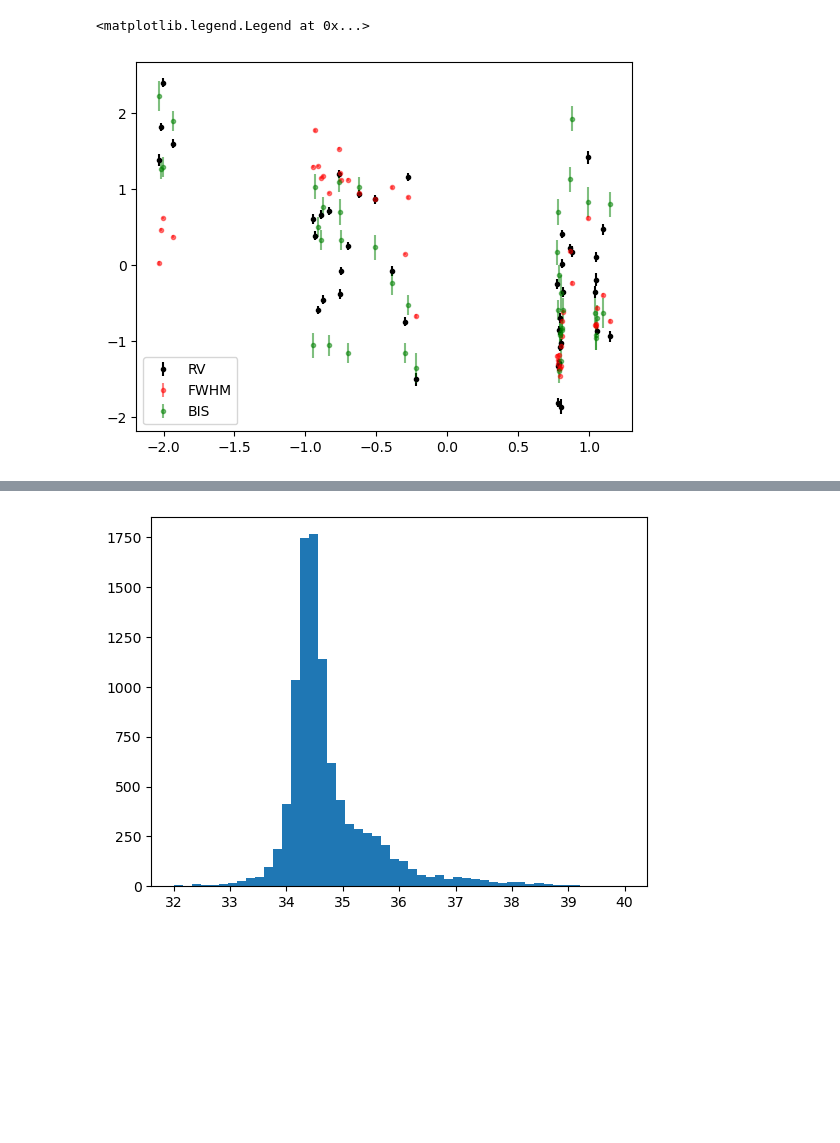
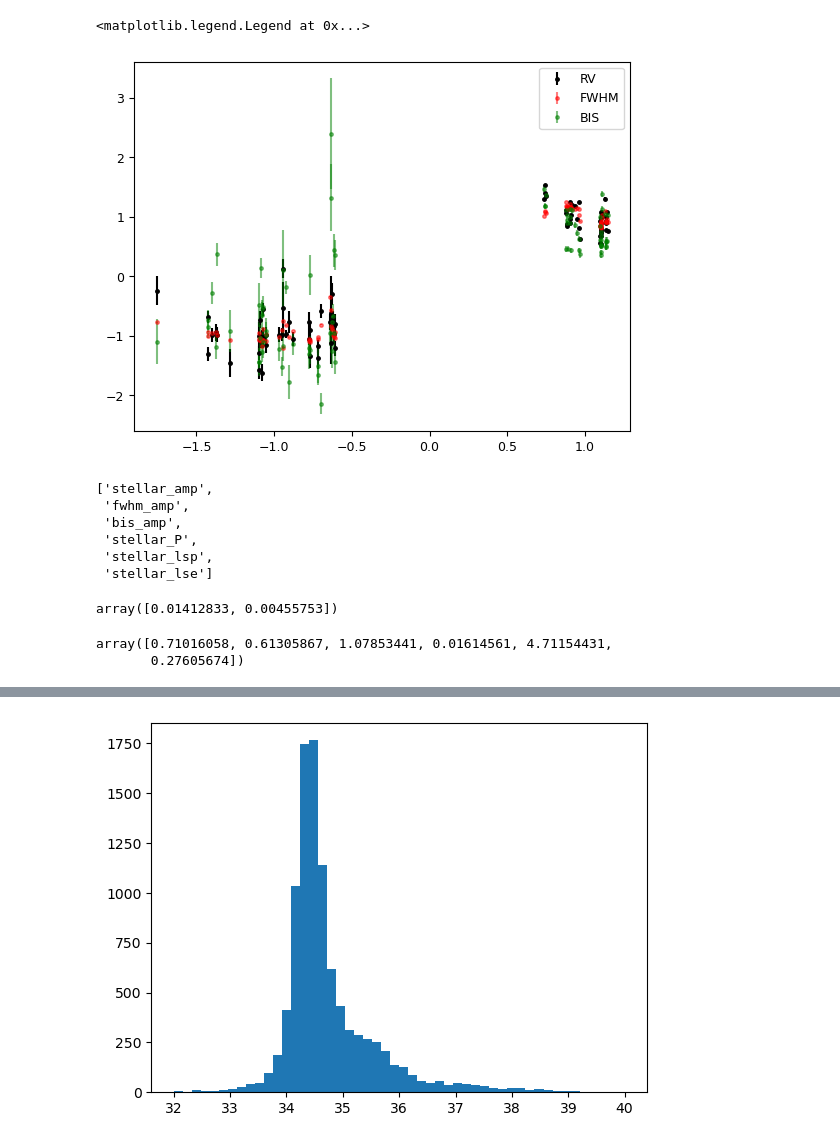
Before and after one commit to adnansiddiquei/exoplanet_search, a Jupyter notebook: src/q2/Prelim_results.ipynb, the cells around one changed output, grey strips where cells are left out. Saved outputs shown, nothing was run; the diff lists cells and outputs as text; code cells hidden in the pictures; blank space fills up the shorter version.

```diff
--- a/src/q2/Prelim_results.ipynb
+++ b/src/q2/Prelim_results.ipynb
@@ -18,38 +20,51 @@ data = pd.read_csv(
     skiprows=8,
 )
 
-data = data[~data['instrument'].isin(['INST1'])]
+# data = data[~data['instrument'].isin(['INST1'])]
 
 time_scaler = StandardScaler()
 rv_scaler = StandardScaler()
 fwhm_scaler = StandardScaler()
 bis_scaler = StandardScaler()
 y_scalers = [rv_scaler, fwhm_scaler, bis_scaler]
 
 time = data['time'].values
 rv = data['radial_velocity'].values
 rv_err = data['radial_velocity_uncertainty'].values
 fwhm = data['FWHM_CCF'].values
 fwhm_err = data['FWHM_CCF_uncertainty'].values
 bis = data['BIS'].values
 bis_err = data['BIS_uncertainty'].values
 
 time = time_scaler.fit_transform(time.reshape(-1, 1)).ravel()
 rv = rv_scaler.fit_transform(rv.reshape(-1, 1)).ravel()
 rv_err = (rv_err / rv_scaler.scale_).ravel()
 fwhm = fwhm_scaler.fit_transform(fwhm.reshape(-1, 1)).ravel()
 fwhm_err = (fwhm_err / fwhm_scaler.scale_).ravel()
 bis = bis_scaler.fit_transform(bis.reshape(-1, 1)).ravel()
 bis_err = (bis_err / bis_scaler.scale_).ravel()
 
-
 y = np.vstack([rv, fwhm, bis]).T
 y_err = np.vstack([rv_err, fwhm_err, bis_err]).T
 
 plt.errorbar(time, y[:, 0], yerr=y_err[:, 0], fmt='k.', label='RV')
 plt.errorbar(time, y[:, 1], yerr=y_err[:, 1], fmt='r.', label='FWHM', alpha=0.5)
 plt.errorbar(time, y[:, 2], yerr=y_err[:, 2], fmt='g.', label='BIS', alpha=0.5)
 plt.legend()
 # %% [output]
 <matplotlib.legend.Legend at 0x...>
-[figure, old version]
+[figure, new version]
+# %%
+gp = StellarAndPlanetGP(time, y, y_err, num_planets=0)
+gp.params_keys
+# %% [output]
+['stellar_amp',
+ 'fwhm_amp',
+ 'bis_amp',
+ 'stellar_P',
+ 'stellar_lsp',
+ 'stellar_lse']
+# %%
+((31, 10) / time_scaler.scale_)
+# %% [output]
+array([0.01412833, 0.00455753])
@@ -55,0 +86,10 @@ plt.legend()
+# %%
+burn_in = 100
+thin = 10
+log_prob_samples = sampler.get_log_prob(discard=burn_in, thin=thin, flat=True)
+samples = sampler.get_chain(discard=burn_in, thin=thin, flat=True)
+best_fit_params = samples[np.argmax(log_prob_samples)]
+best_fit_params
+# %% [output]
+array([0.71016058, 0.61305867, 1.07853441, 0.01614561, 4.71154431,
+       0.27605674])
```
Also changed, not shown: parts of 25 cells of this notebook, 7 other files.
